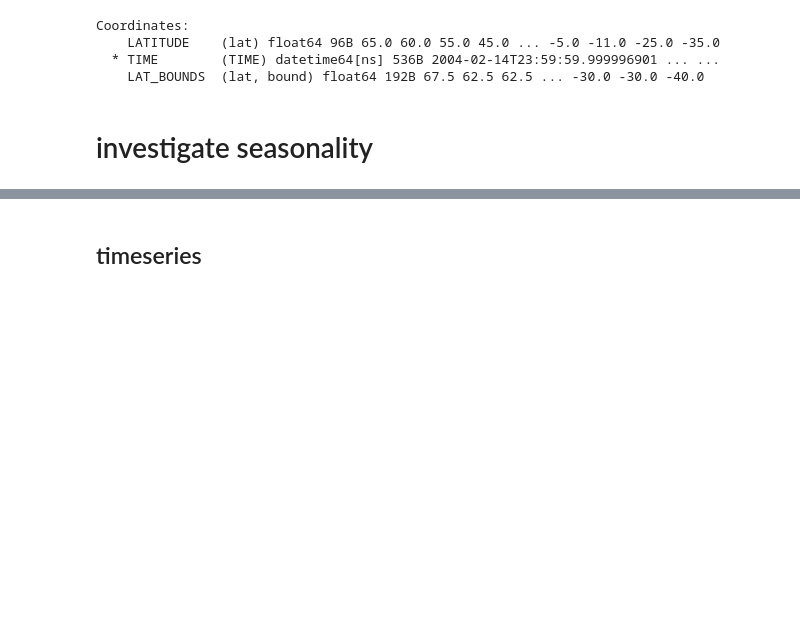
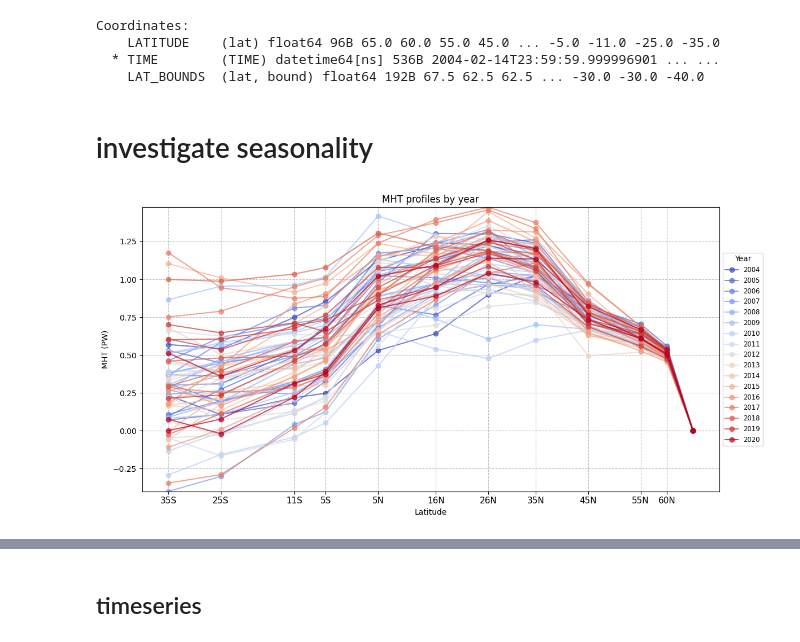
Before and after one commit to lea-dietz/masterthesis, a Jupyter notebook: coding/calafat_data.ipynb, the cells around one changed output, grey strips where cells are left out. Saved outputs shown, nothing was run; the diff lists cells and outputs as text; code cells hidden in the pictures; blank space fills up the shorter version.

```diff
--- a/coding/calafat_data.ipynb
+++ b/coding/calafat_data.ipynb
@@ -81,6 +87,41 @@ limit = max(abs(vmin), abs(vmax))
 # vmin = -limit #- 0.5
 # vmin  = 0
 vmax = limit #+ 0.5
+# %%
+fig, ax = plt.subplots(figsize=(12, 6))
+
+unique_years = sorted(set(str(t.values)[:4] for t in mht.TIME))
+len_years = len(unique_years)
+cmap = plt.cm.coolwarm
+year_colors = {year: cmap(i / (len_years - 1)) for i, year in enumerate(unique_years)}
+
+labeled_years = set()
+for year in unique_years:
+    data_year = mht_mean.where(mht_mean['TIME'].dt.year == int(year), drop=True)
+    for t_idx in range(len(data_year.TIME)):
+        timestep = data_year.isel(TIME=t_idx)
+        plot_label = year if year not in labeled_years else None
+        labeled_years.add(year)
+        ax.plot(mht_mean.LATITUDE.values, timestep,
+                color=year_colors[year], label=plot_label,
+                alpha=0.7, marker='o', linestyle='-')
+
+xtick_pos    = [-35, -25, -11, -5,  5,  16, 26, 35, 45, 55, 60]
+xtick_labels = ["35S","25S","11S","5S","5N","16N","26N","35N","45N","55N","60N"]
+ax.set_xticks(xtick_pos)
+ax.set_xticklabels(xtick_labels, fontsize=11)
+
+ax.set_ylim(vmin, vmax)
+ax.set_xlabel("Latitude")
+ax.set_ylabel("MHT (PW)")
+ax.set_title("MHT profiles by year")
+ax.grid(color="gray", linestyle="--", alpha=0.5)
+ax.legend(loc='center left', bbox_to_anchor=(1, 0.5), fontsize='small', title='Year')
+
+plt.tight_layout()
+plt.savefig("figures/calafat_yearly_profiles.png", dpi=300, bbox_inches='tight')
+# %% [output]
+[figure, added]
 # %%
 fig, axes = plt.subplots(2, 2, figsize=(12, 10), sharey=True)
 axes = axes.flatten()
```
Also changed, not shown: parts of 26 cells of this notebook, 27 other files.
